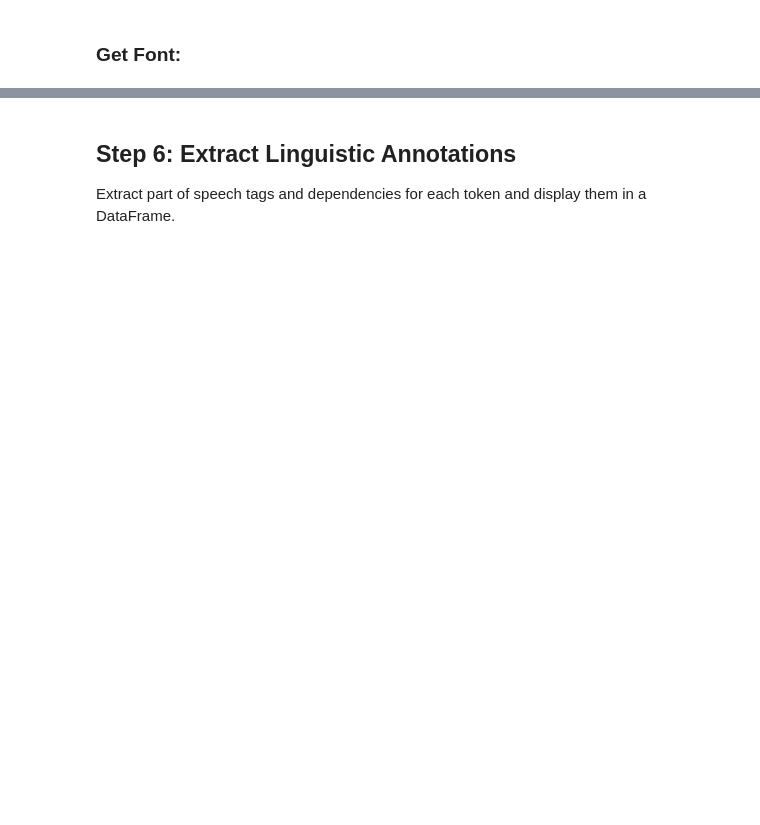
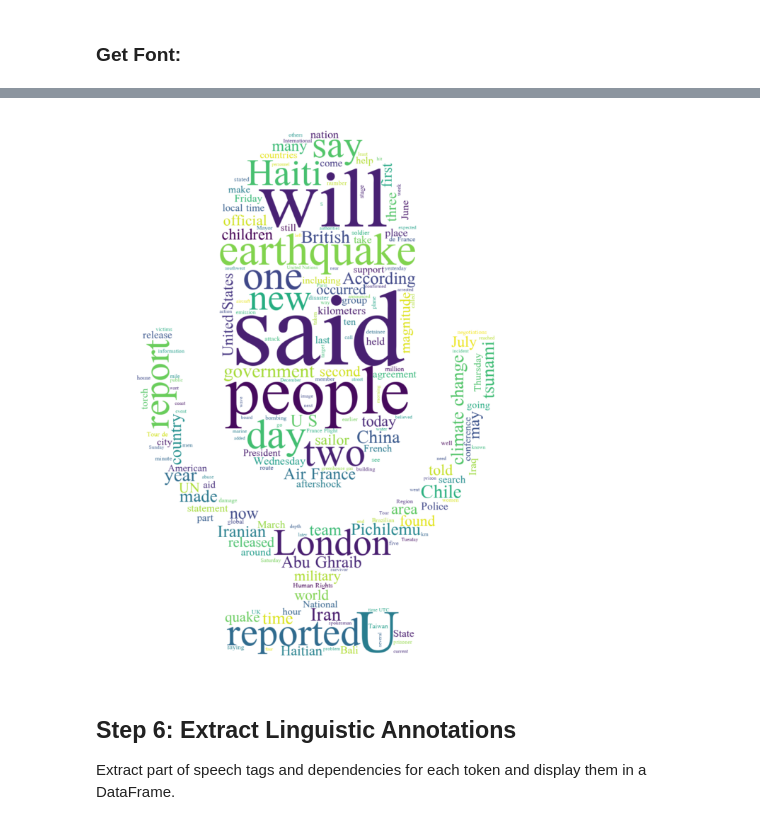
Before and after one commit to hannaschmueck/Session1_Visualisation_and_Summarisation, a Jupyter notebook: NoteBooks/2_BigData_Visualisation.ipynb, the cells around one changed output, grey strips where cells are left out. Cells and saved outputs as stored; diff of their text form; code cells hidden in the pictures; blank space fills up the shorter version.

```diff
--- a/NoteBooks/2_BigData_Visualisation.ipynb
+++ b/NoteBooks/2_BigData_Visualisation.ipynb
@@ -331,35 +416,37 @@ def visualize_word_cloud(texts, mask_path, font_path):
 
     # Load a mask image for custom shape
     mask = np.array(Image.open(mask_path))  # mask image path
 
     # Define stop words
     stopwords = set(STOPWORDS)
 
     # Create a WordCloud object with additional customization
     wordcloud = WordCloud(
         font_path=font_path,
         background_color='white',
         max_words=200,
         stopwords=stopwords,
         mask=mask,  # Use mask for custom shape
-        contour_width=3,
-        contour_color='firebrick',
+        contour_width=1,
+        contour_color='white',
         colormap='viridis',  # Color theme
         width=800,
         height=400,
         random_state=42
     ).generate(all_words)
 
     # Display the word cloud
     plt.figure(figsize=(15, 10))
     plt.imshow(wordcloud, interpolation='bilinear')
     plt.axis('off')
     plt.savefig('plots/Word_Cloud _tokens.png')
     plt.show()
     plt.show()
 
 
 visualize_word_cloud(df['clean_content'], 'Mic.png', 'font.ttf')
+# %% [output]
+[figure, added]
 # %% [markdown]
 
 ## Step 6: Extract Linguistic Annotations
```
Also changed, not shown: parts of 24 cells of this notebook, 19 other files.
